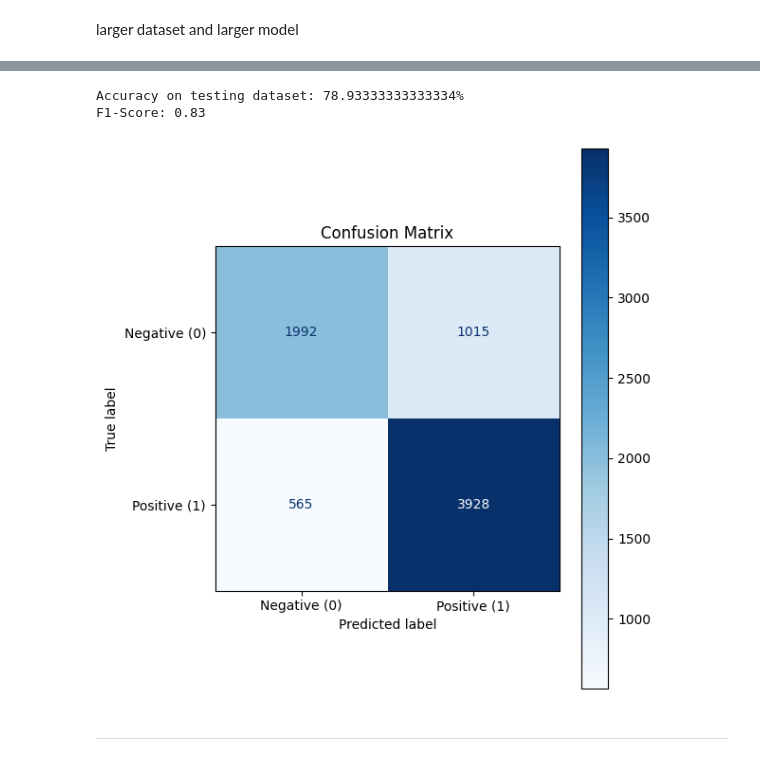
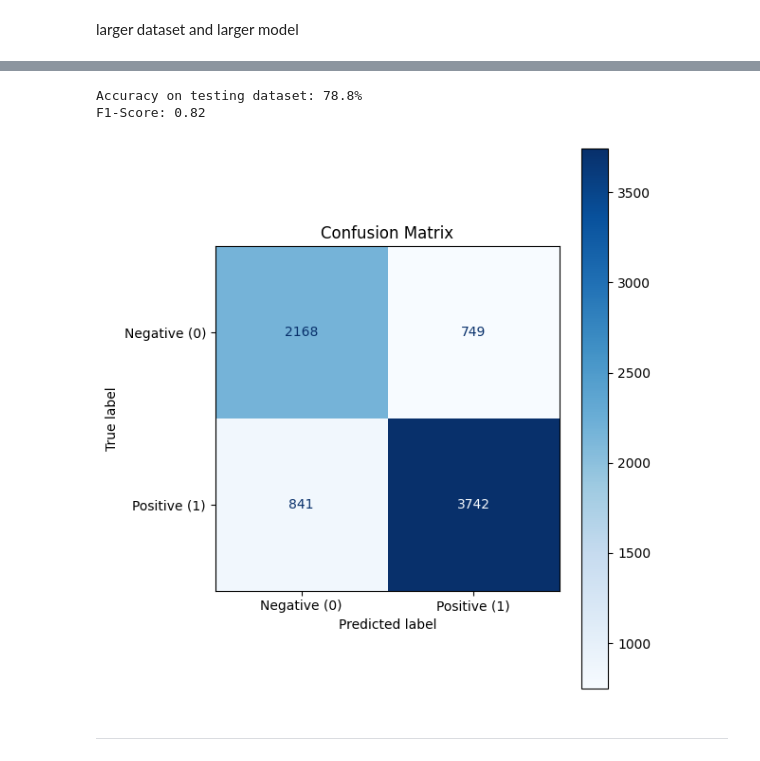
Before and after one commit to juliusatgit/AdvancedDeepLearning, a Jupyter notebook: Lab_1/Practical_1.ipynb, the cells around one changed output, grey strips where cells are left out. Cells and saved outputs as stored; diff of their text form; code cells hidden in the pictures.

```diff
--- a/Lab_1/Practical_1.ipynb
+++ b/Lab_1/Practical_1.ipynb
@@ -167,8 +222,11 @@ test_loader_large = DataLoader(TensorDataset(test_x_tensor_l, test_y_tensor_l),
 # %%
-sentences = list(X_train_l) + list(X_val_l) + list(X_test_l)
-
+sentences = list(X_train) + list(X_val) + list(X_test)
 # Tokenize sentences
 tokenized_sentences = [word_tokenize(sentence.lower()) for sentence in sentences]
+
+sentences_l = list(X_train_l) + list(X_val_l) + list(X_test_l)
+# Tokenize sentences
+tokenized_sentences_l = [word_tokenize(sentence.lower()) for sentence in sentences_l]
 # %%
 # Train Word2Vec
 word2vec_model = Word2Vec(
@@ -179,6 +237,15 @@ word2vec_model = Word2Vec(
     workers=4,
     sg=0                   # 1 = skip-gram, 0 = CBOW
 )
+
+word2vec_model_l = Word2Vec(
+    sentences=tokenized_sentences_l,
+    vector_size=100,       # dimension of vectors
+    window=5,
+    min_count=1,           # min. appearance of a word in dataset
+    workers=4,
+    sg=0                   # 1 = skip-gram, 0 = CBOW
+)
 # %%
 # Function to convert sentences into embeddings
 def sentence_to_vec(sentence, model, embedding_dim=100):
@@ -196,7 +263,7 @@ def sentence_to_vec(sentence, model, embedding_dim=100):
 # Convert all sentences to embeddings for the datasets
 def create_dataset(X, y, word2vec_model, embedding_dim=100):
     x_tensor = torch.stack([sentence_to_vec(sentence, word2vec_model, embedding_dim) for sentence in X])
-    y_tensor = torch.tensor(y, dtype=torch.float32)  # Binary labels as float32
+    y_tensor = torch.tensor(np.array(y), dtype=torch.float32)  # Binary labels as float32
     return x_tensor, y_tensor
 # %% [markdown]
 small dataset
@@ -224,9 +281,9 @@ test_loader_w2v = DataLoader(TensorDataset(test_x_tensor_w2v, test_y_tensor_w2v)
 large dataset
 # %%
 # Create Tensor datasets
-train_x_tensor_w2v_l, train_y_tensor_w2v_l = create_dataset(X_train_l, y_train_l, word2vec_model)
-val_x_tensor_w2v_l, val_y_tensor_w2v_l = create_dataset(X_val_l, y_val_l, word2vec_model)
-test_x_tensor_w2v_l, test_y_tensor_w2v_l = create_dataset(X_test_l, y_test_l, word2vec_model)
+train_x_tensor_w2v_l, train_y_tensor_w2v_l = create_dataset(X_train_l, y_train_l, word2vec_model_l)
+val_x_tensor_w2v_l, val_y_tensor_w2v_l = create_dataset(X_val_l, y_val_l, word2vec_model_l)
+test_x_tensor_w2v_l, test_y_tensor_w2v_l = create_dataset(X_test_l, y_test_l, word2vec_model_l)
 
 # Build datasets and DataLoaders
 train_loader_w2v_l = DataLoader(TensorDataset(train_x_tensor_w2v_l, train_y_tensor_w2v_l), batch_size=32, shuffle=True)
@@ -624,18 +681,18 @@ Best validation accuracy: 79.48%
 # %%
 # Load best model
 model = ANNClassifierLarge(input_size, model_name)
-model.load_state_dict(torch.load(model.name))
+model.load_state_dict(torch.load(model.name, weights_only=True))
 model.to(device)
 
 # Evaluate best model
 _, test_acc, labels, preds = test_model(model=model, loader=test_loader_w2v_l, criterion=criterion, input_size=input_size)
 print(f'Accuracy on testing dataset: {test_acc}%')
 print(f'F1-Score: {f1_score(labels, preds):.2f}')
 plot_confusion_matrix(labels, preds)
 # %% [output]
-Accuracy on testing dataset: 78.93333333333334%
-F1-Score: 0.83
+Accuracy on testing dataset: 78.8%
+F1-Score: 0.82
-[figure, old version]
+[figure, new version]
 # %% [markdown]
 ---
 # %% [markdown]
```
Also changed, not shown: parts of 30 cells of this notebook.
